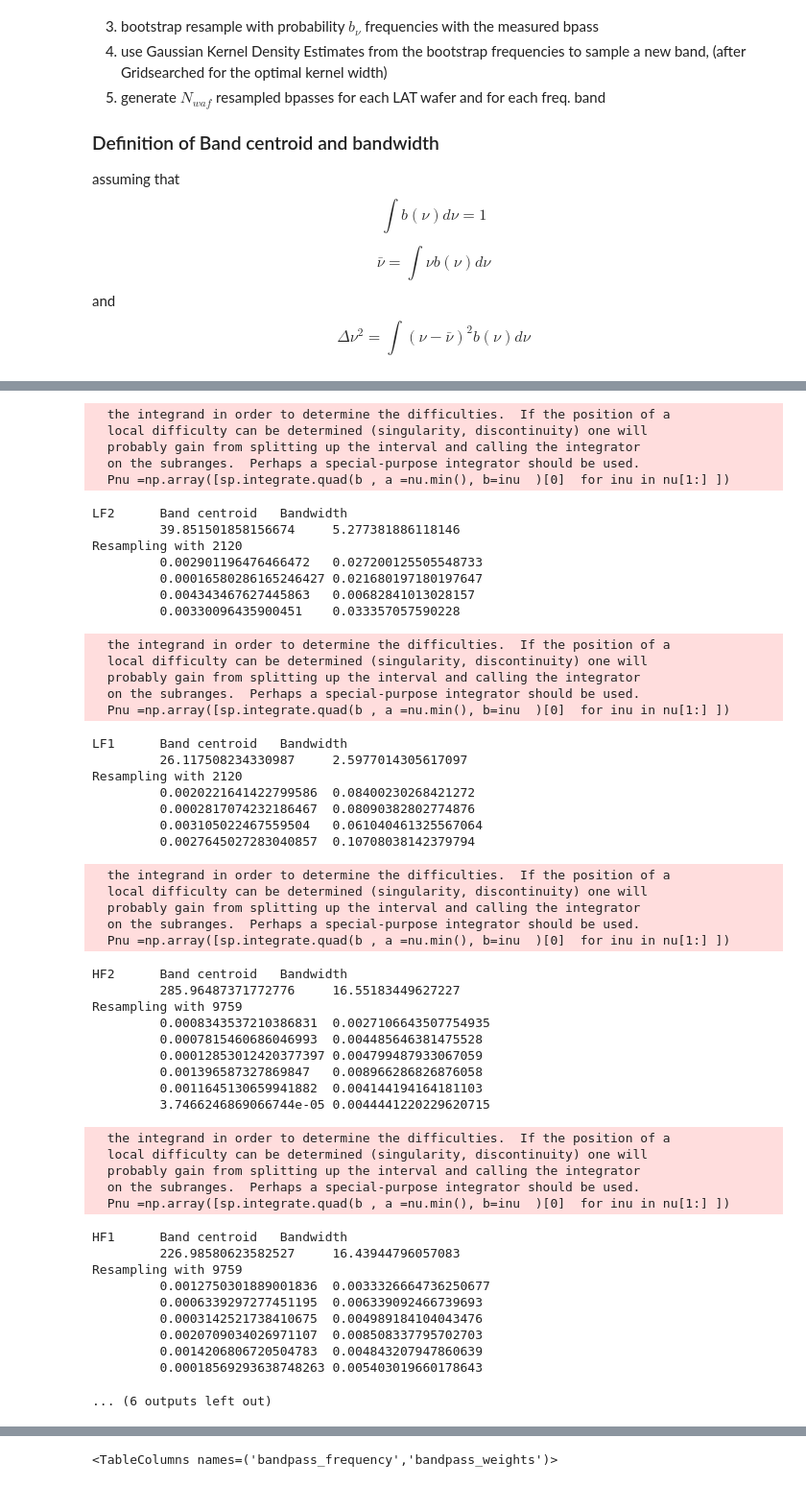
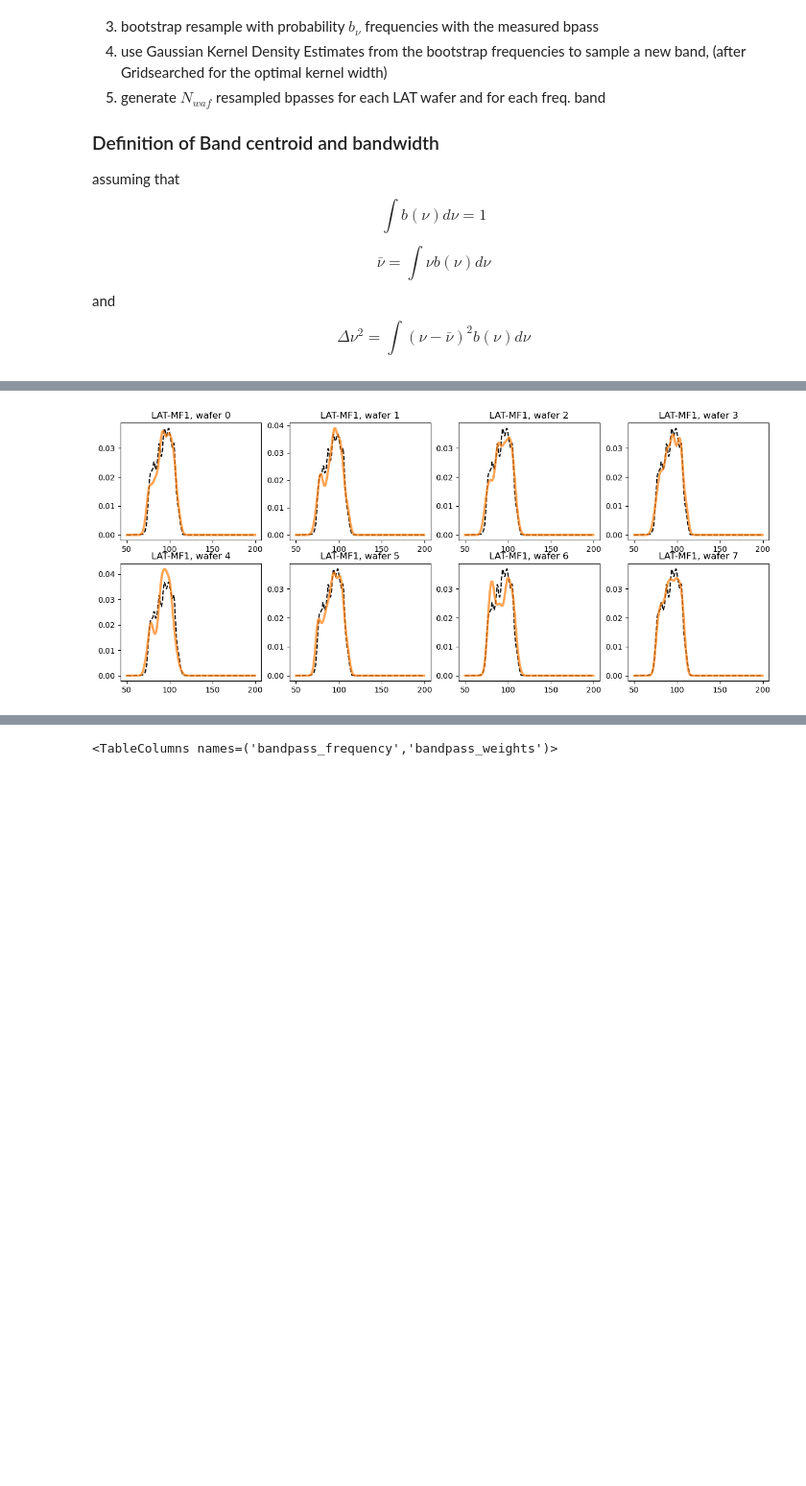
Before and after one commit to simonsobs/bandpass_sampler, a Jupyter notebook: SO_kernelbandpasses.ipynb, the cells around one changed output, grey strips where cells are left out. Shown: that part at 96% size. Cells and saved outputs as stored; diff of their text form; code cells hidden in the pictures; blank space fills up the shorter version.

```diff
--- a/SO_kernelbandpasses.ipynb
+++ b/SO_kernelbandpasses.ipynb
@@ -151,28 +149,28 @@ Error:
 # %%
 
-files = glob.glob('./SO_E2E_Passbands/LAT/Baseline/SO_LAT_E2E_Passband_V3r7_Baseline_*')
 dic_nwaf = {"LF1":4, "MF1":8, "HF1":6,
            "LF2":4, "MF2":8, "HF2":6}
 for f in files:
-    idfreq  = ((f.split(".")[1][-3:] ))
+    idfreq  = ((f.split(".")[-2][-3:] ))
     Nwafers=dic_nwaf[idfreq]
     arr =np.loadtxt(f,skiprows=1)
 
     bnu = arr[::5,1]
     nu = arr[::5,0]
+
     bnu /=np.trapz(bnu,nu )
     norm = np.trapz(bnu,nu )
     interpolated_cdf  = bandpass_distribution_function(bnu = bnu, nu =nu  )
 
-    bstrap_size= np.int_(np.floor(nu.size    *np.log(nu.size)**2) ) # use N (log N^2 )
+    bstrap_size= 128 #np.int_(np.floor(nu.size    *np.log(nu.size)**2) ) # use N (log N^2 )
+    print(f"Resampling with {bstrap_size}samples")
 
     nubar= mom1(nu, bnu)
     nuvar=  np.sqrt(mom2(nu, bnu) )
-    print( f"{idfreq}\t Band centroid \t Bandwidth\n\t {nubar}\t{nuvar}" )
+    print( f"{idfreq}\t centroid \t Bandwidth\n\t {nubar:.4f}\t{nuvar:.4f}" )
     plt.figure(figsize=(15,6) )
     np.random.seed(1929)
-    print(f"Resampling with {bstrap_size}")
-    h =1.
+    h =0.
     data = Table()
 
     for i in range( Nwafers  ):
@@ -180,23 +178,26 @@ for f in files:
         plt.subplot(241+i)
         plt.plot(nu, bnu ,'--', color='black' ,alpha=1  )
 
-        plt.title(f"{idfreq}, wafer {i}")
+        plt.title(f"{idscope}-{idfreq}, wafer {i}")
 
         X =  np.random.uniform(size=bstrap_size)
         nuresampled = interpolated_cdf( X )
 
         if h==0:
             h = search_optimal_kernel_bwidth(nuresampled )
-            print(f"Optimal Gaussian kernel width {h}")
+            print(f"Optimal Gaussian kernel width {h}\nResampled bands ")
+
         fr, resampled_band = bandpass_kresampling(h , nuresampled ,range = [nu.min(), nu.max() ], nresample=bstrap_size   )
         fbar = mom1(fr ,resampled_band  )
         variance = np.sqrt(mom2(fr ,resampled_band  )  )
-        print( f"\t {np.fabs(fbar/nubar -1)}\t{np.fabs(variance/nuvar -1 )  }" )
+        print( f"  \t { fbar :.4f}\t   { variance :.4f}" )
 
         plt.plot(fr, resampled_band,color="C1" , alpha=.7,lw=3,  label=r"$\bar{\nu}=$"+f"{fbar:.2f} GHz,"+r"$ \Delta \nu =$"+f"{variance:.2f} GHz")
         #plt.xlabel('GHz')
         #plt.legend()
         data[f'bandpass_frequency'] = fr *u.GHz
         data[f'bandpass_weights'] = resampled_band
-        data.write(f'resampled_bpasses_{idfreq}_w{i}.tbl', format='ascii.ipac', overwrite=True)
+        data.write(f'./{idscope}/resampled_bpasses_{idfreq}_w{i}.tbl', format='ascii.ipac', overwrite=True)
+    plt.savefig(f'./{idscope}/{idscope}_{idfreq}_wafer_bands.pdf')
+    break
 # %% [output]
@@ -235,55 +217,3 @@ Resampling with 9759
-  the integrand in order to determine the difficulties.  If the position of a
-  local difficulty can be determined (singularity, discontinuity) one will
-  probably gain from splitting up the interval and calling the integrator
-  on the subranges.  Perhaps a special-purpose integrator should be used.
-  Pnu =np.array([sp.integrate.quad(b , a =nu.min(), b=inu  )[0]  for inu in nu[1:] ])
-LF2      Band centroid   Bandwidth
-         39.851501858156674     5.277381886118146
-Resampling with 2120
-         0.002901196476466472   0.027200125505548733
-         0.00016580286165246427 0.021680197180197647
-         0.004343467627445863   0.00682841013028157
-         0.00330096435900451    0.033357057590228
-  the integrand in order to determine the difficulties.  If the position of a
-  local difficulty can be determined (singularity, discontinuity) one will
-  probably gain from splitting up the interval and calling the integrator
-  on the subranges.  Perhaps a special-purpose integrator should be used.
-  Pnu =np.array([sp.integrate.quad(b , a =nu.min(), b=inu  )[0]  for inu in nu[1:] ])
-LF1      Band centroid   Bandwidth
-         26.117508234330987     2.5977014305617097
-Resampling with 2120
-         0.0020221641422799586  0.08400230268421272
-         0.0002817074232186467  0.08090382802774876
-         0.003105022467559504   0.061040461325567064
-         0.0027645027283040857  0.10708038142379794
-  the integrand in order to determine the difficulties.  If the position of a
-  local difficulty can be determined (singularity, discontinuity) one will
-  probably gain from splitting up the interval and calling the integrator
-  on the subranges.  Perhaps a special-purpose integrator should be used.
-  Pnu =np.array([sp.integrate.quad(b , a =nu.min(), b=inu  )[0]  for inu in nu[1:] ])
-HF2      Band centroid   Bandwidth
-         285.96487371772776     16.55183449627227
-Resampling with 9759
-         0.0008343537210386831  0.0027106643507754935
-         0.0007815460686046993  0.004485646381475528
-         0.00012853012420377397 0.004799487933067059
-         0.001396587327869847   0.008966286826876058
-         0.0011645130659941882  0.004144194164181103
-         3.7466246869066744e-05 0.0044441220229620715
-  the integrand in order to determine the difficulties.  If the position of a
-  local difficulty can be determined (singularity, discontinuity) one will
-  probably gain from splitting up the interval and calling the integrator
-  on the subranges.  Perhaps a special-purpose integrator should be used.
-  Pnu =np.array([sp.integrate.quad(b , a =nu.min(), b=inu  )[0]  for inu in nu[1:] ])
-HF1      Band centroid   Bandwidth
-         226.98580623582527     16.43944796057083
-Resampling with 9759
-         0.0012750301889001836  0.0033326664736250677
-         0.0006339297277451195  0.006339092466739693
-         0.0003142521738410675  0.004989184104043476
-         0.0020709034026971107  0.008508337795702703
-         0.0014206806720504783  0.004843207947860639
-         0.00018569293638748263 0.005403019660178643
-... (6 outputs left out)
+[figure, added]
 # %%
 from astropy.table import QTable
```
Also changed, not shown: parts of 7 cells of this notebook, 45 other files.
